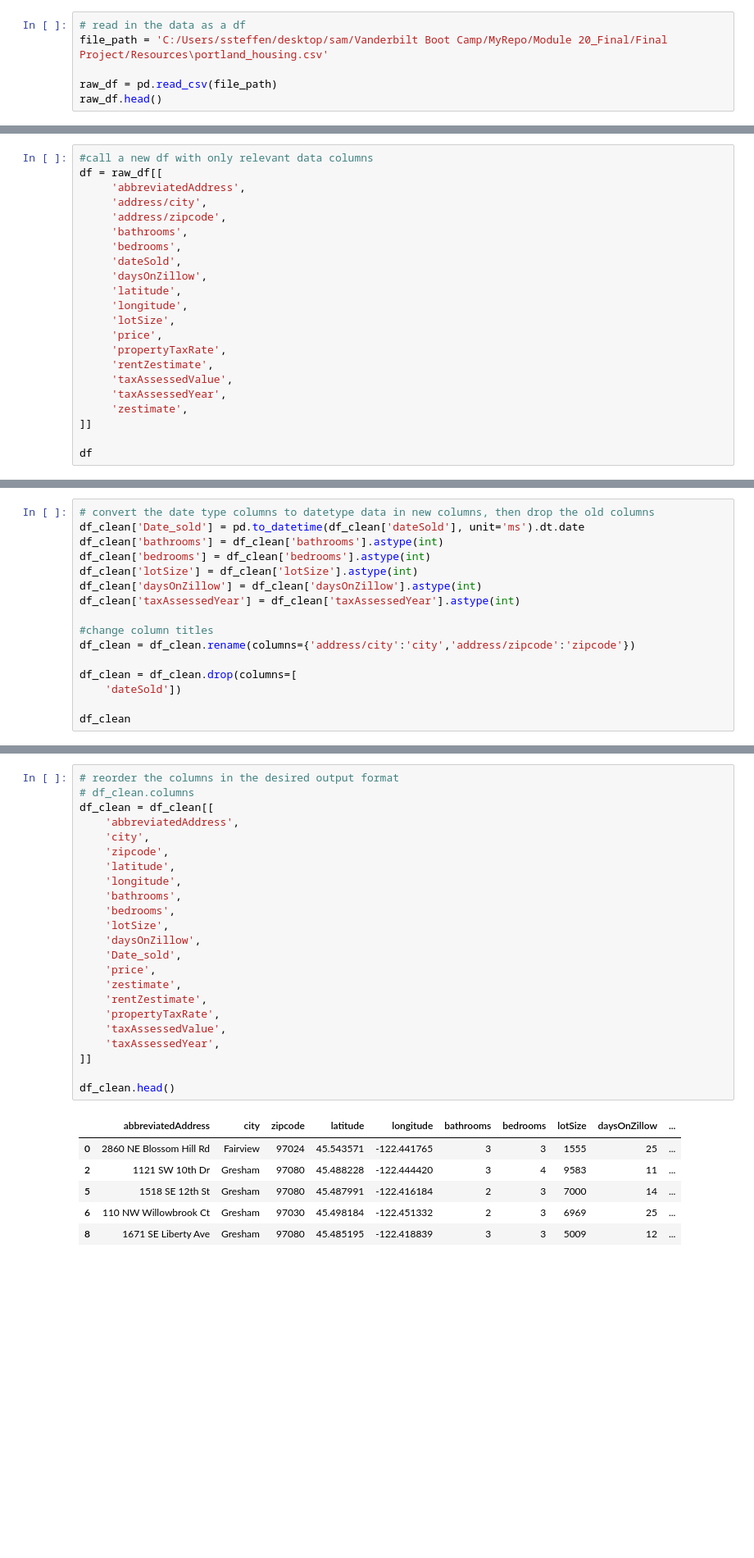
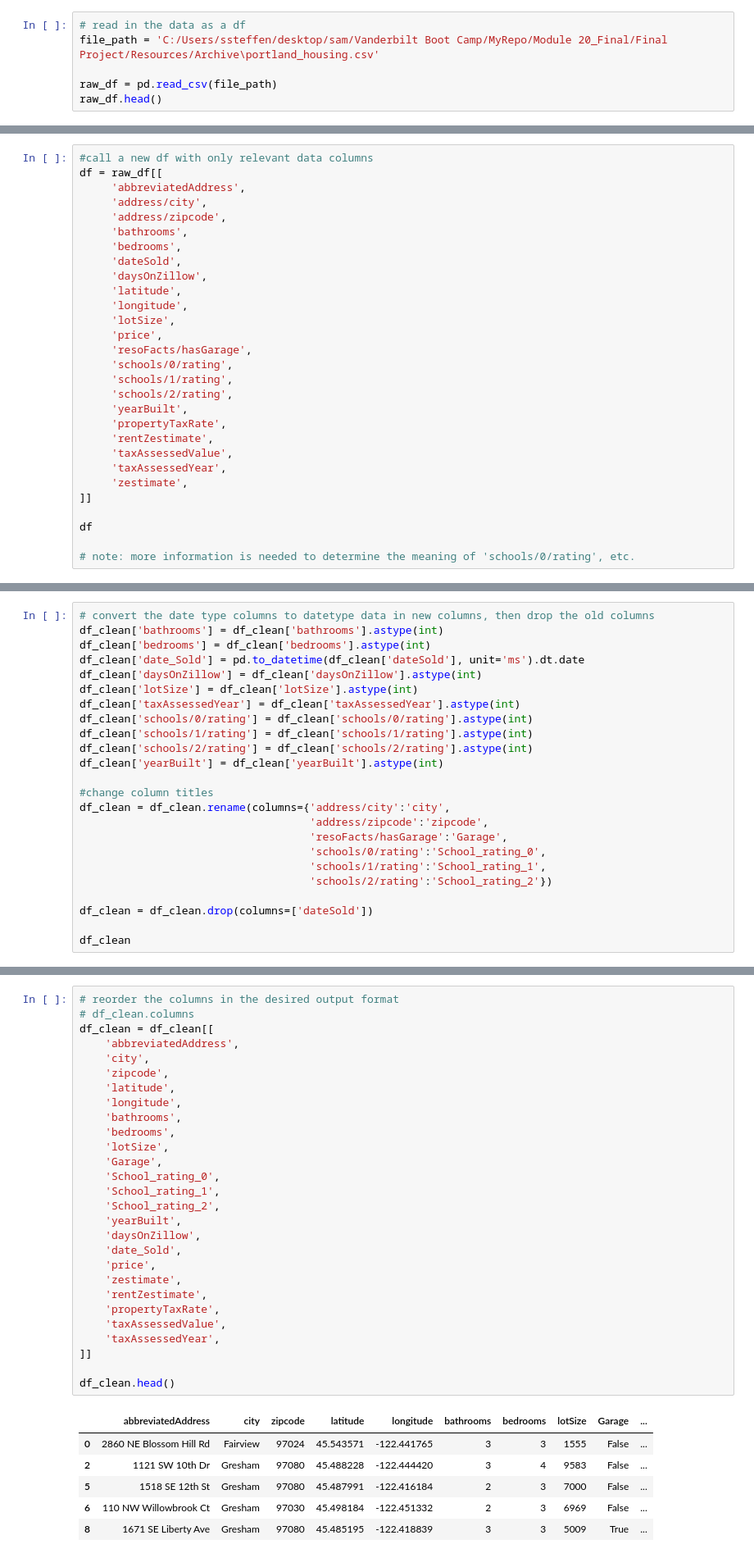
Before and after one commit to SamSteffen/Portland_Housing_Prices, a Jupyter notebook: Deliverable 1/Portland_housing_w_rooms_reduced-zips.ipynb, the cells around one changed output, grey strips where cells are left out. Shown: that part at 82% size. Drawn from its saved outputs; the diff is of its cells as text; blank space fills up the shorter version.

```diff
--- a/Deliverable 1/Portland_housing_w_rooms_reduced-zips.ipynb
+++ b/Deliverable 1/Portland_housing_w_rooms_reduced-zips.ipynb
@@ -8,7 +8,7 @@ import datetime as dt
 import time
 # %%
 # read in the data as a df
-file_path = 'C:/Users/ssteffen/desktop/sam/Vanderbilt Boot Camp/MyRepo/Module 20_Final/Final Project/Resources\portland_housing.csv'
+file_path = 'C:/Users/ssteffen/desktop/sam/Vanderbilt Boot Camp/MyRepo/Module 20_Final/Final Project/Resources/Archive\portland_housing.csv'
 
 raw_df = pd.read_csv(file_path)
 raw_df.head()
@@ -56,6 +56,11 @@ df = raw_df[[
      'longitude',
      'lotSize',
      'price',
+     'resoFacts/hasGarage',
+     'schools/0/rating',
+     'schools/1/rating',
+     'schools/2/rating',
+     'yearBuilt',
      'propertyTaxRate',
      'rentZestimate',
      'taxAssessedValue',
@@ -64,6 +69,8 @@ df = raw_df[[
 ]]
 
 df
+
+# note: more information is needed to determine the meaning of 'schools/0/rating', etc.
 # %% [output]
 |  | abbreviatedAddress | address/city | address/zipcode | bathrooms | bedrooms | dateSold | daysOnZillow | ... |
 | 0 | 2860 NE Blossom Hill Rd | Fairview | 97024 | 3.0 | 3.0 | 1.621560e+12 | 25.0 | ... |
@@ -128,18 +135,26 @@ zestimate             float64
 dtype: object
 # %%
 # convert the date type columns to datetype data in new columns, then drop the old columns
-df_clean['Date_sold'] = pd.to_datetime(df_clean['dateSold'], unit='ms').dt.date
 df_clean['bathrooms'] = df_clean['bathrooms'].astype(int)
 df_clean['bedrooms'] = df_clean['bedrooms'].astype(int)
+df_clean['date_Sold'] = pd.to_datetime(df_clean['dateSold'], unit='ms').dt.date
+df_clean['daysOnZillow'] = df_clean['daysOnZillow'].astype(int)
 df_clean['lotSize'] = df_clean['lotSize'].astype(int)
-df_clean['daysOnZillow'] = df_clean['daysOnZillow'].astype(int)
 df_clean['taxAssessedYear'] = df_clean['taxAssessedYear'].astype(int)
+df_clean['schools/0/rating'] = df_clean['schools/0/rating'].astype(int)
+df_clean['schools/1/rating'] = df_clean['schools/1/rating'].astype(int)
+df_clean['schools/2/rating'] = df_clean['schools/2/rating'].astype(int)
+df_clean['yearBuilt'] = df_clean['yearBuilt'].astype(int)
 
 #change column titles
-df_clean = df_clean.rename(columns={'address/city':'city','address/zipcode':'zipcode'})
+df_clean = df_clean.rename(columns={'address/city':'city',
+                                    'address/zipcode':'zipcode',
+                                    'resoFacts/hasGarage':'Garage',
+                                    'schools/0/rating':'School_rating_0',
+                                    'schools/1/rating':'School_rating_1',
+                                    'schools/2/rating':'School_rating_2'})
 
-df_clean = df_clean.drop(columns=[
-    'dateSold'])
+df_clean = df_clean.drop(columns=['dateSold'])
 
 df_clean
 # %% [output]
@@ -181,30 +196,35 @@ See the caveats in the documentation: http://pandas.pydata.org/pandas-docs/stabl
 # %%
 # reorder the columns in the desired output format
 # df_clean.columns
 df_clean = df_clean[[
     'abbreviatedAddress',
     'city',
     'zipcode',
     'latitude',
     'longitude',
     'bathrooms',
     'bedrooms',
     'lotSize',
+    'Garage',
+    'School_rating_0',
+    'School_rating_1',
+    'School_rating_2',
+    'yearBuilt',
     'daysOnZillow',
-    'Date_sold',
+    'date_Sold',
     'price',
     'zestimate',
     'rentZestimate',
     'propertyTaxRate',
     'taxAssessedValue',
     'taxAssessedYear',
 ]]
 
 df_clean.head()
 # %% [output]
-|  | abbreviatedAddress | city | zipcode | latitude | longitude | bathrooms | bedrooms | lotSize | daysOnZillow | ... |
-| 0 | 2860 NE Blossom Hill Rd | Fairview | 97024 | 45.543571 | -122.441765 | 3 | 3 | 1555 | 25 | ... |
-| 2 | 1121 SW 10th Dr | Gresham | 97080 | 45.488228 | -122.444420 | 3 | 4 | 9583 | 11 | ... |
-| 5 | 1518 SE 12th St | Gresham | 97080 | 45.487991 | -122.416184 | 2 | 3 | 7000 | 14 | ... |
-| 6 | 110 NW Willowbrook Ct | Gresham | 97030 | 45.498184 | -122.451332 | 2 | 3 | 6969 | 25 | ... |
-| 8 | 1671 SE Liberty Ave | Gresham | 97080 | 45.485195 | -122.418839 | 3 | 3 | 5009 | 12 | ... |
+|  | abbreviatedAddress | city | zipcode | latitude | longitude | bathrooms | bedrooms | lotSize | Garage | ... |
+| 0 | 2860 NE Blossom Hill Rd | Fairview | 97024 | 45.543571 | -122.441765 | 3 | 3 | 1555 | False | ... |
+| 2 | 1121 SW 10th Dr | Gresham | 97080 | 45.488228 | -122.444420 | 3 | 4 | 9583 | False | ... |
+| 5 | 1518 SE 12th St | Gresham | 97080 | 45.487991 | -122.416184 | 2 | 3 | 7000 | False | ... |
+| 6 | 110 NW Willowbrook Ct | Gresham | 97030 | 45.498184 | -122.451332 | 2 | 3 | 6969 | False | ... |
+| 8 | 1671 SE Liberty Ave | Gresham | 97080 | 45.485195 | -122.418839 | 3 | 3 | 5009 | True | ... |
```
Also changed, not shown: parts of 12 cells of this notebook.
